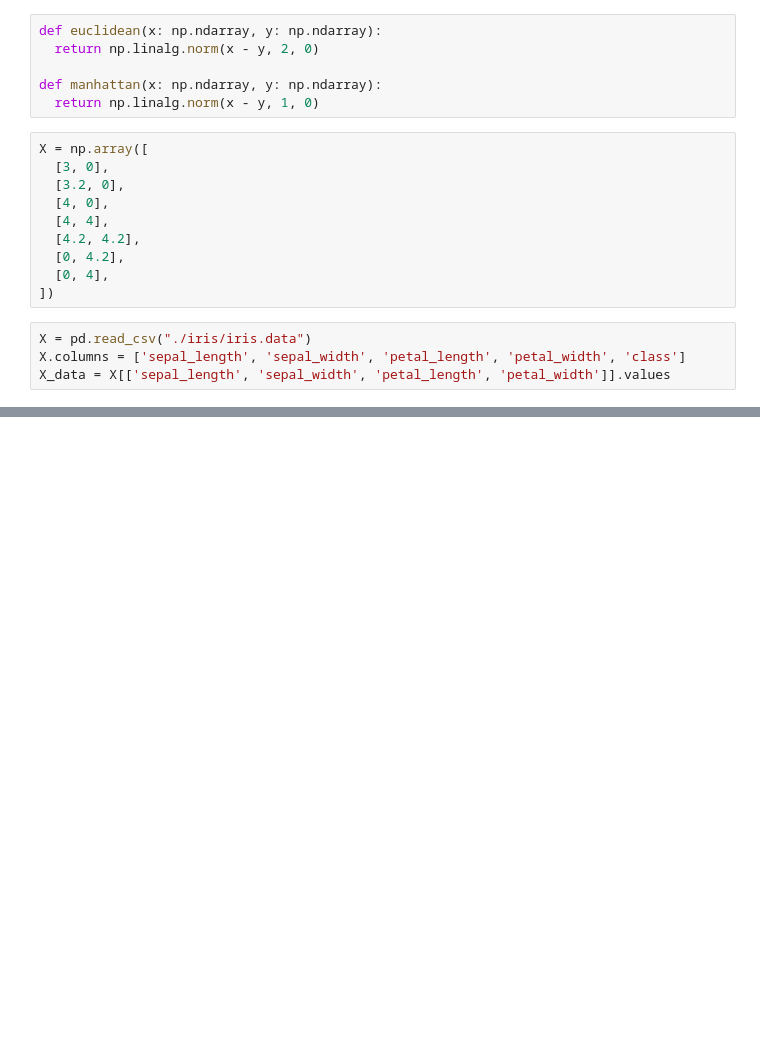
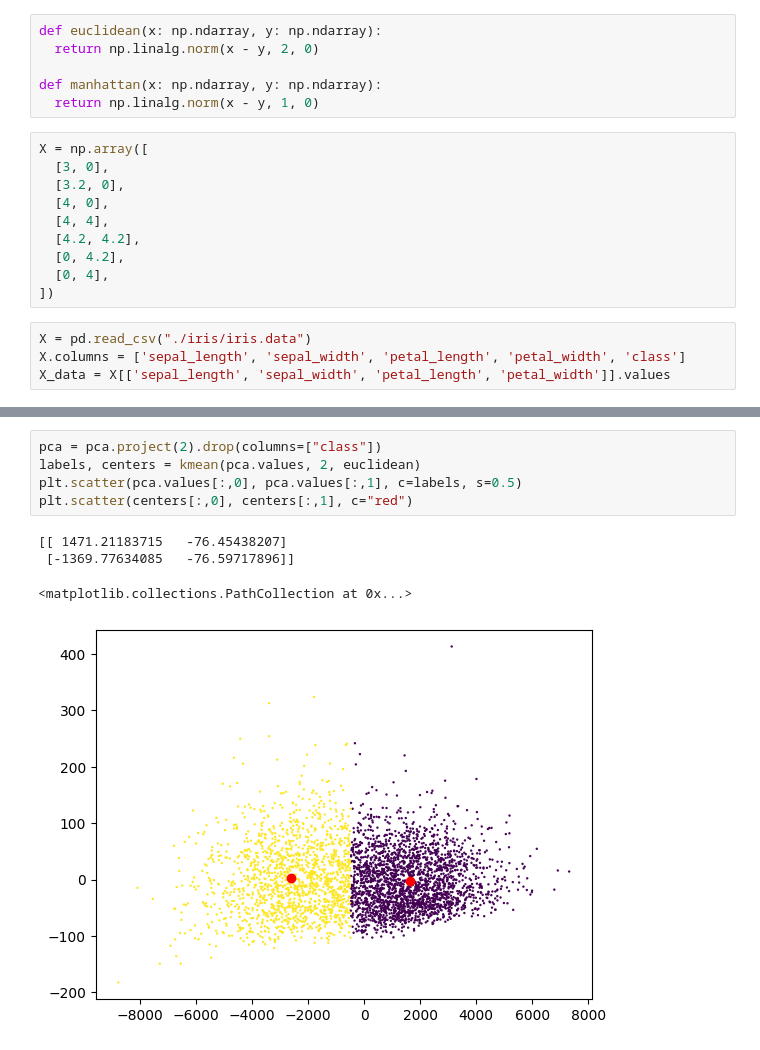
Before and after one commit to tung-ngt/ml2, a Jupyter notebook: labwork2/k-mean.ipynb, the cells around one changed output, grey strips where cells are left out. Drawn from its saved outputs; the diff is of its cells as text; blank space fills up the shorter version.

```diff
--- a/labwork2/k-mean.ipynb
+++ b/labwork2/k-mean.ipynb
@@ -74,0 +150,10 @@ plt.scatter(centers[:,1], centers[:,3], c="red")
+# %%
+pca = pca.project(2).drop(columns=["class"])
+labels, centers = kmean(pca.values, 2, euclidean)
+plt.scatter(pca.values[:,0], pca.values[:,1], c=labels, s=0.5)
+plt.scatter(centers[:,0], centers[:,1], c="red")
+# %% [output]
+[[ 1471.21183715   -76.45438207]
+ [-1369.77634085   -76.59717896]]
+<matplotlib.collections.PathCollection at 0x...>
+[figure, added]
```
Also changed, not shown: parts of 6 cells of this notebook, 4 other files.
